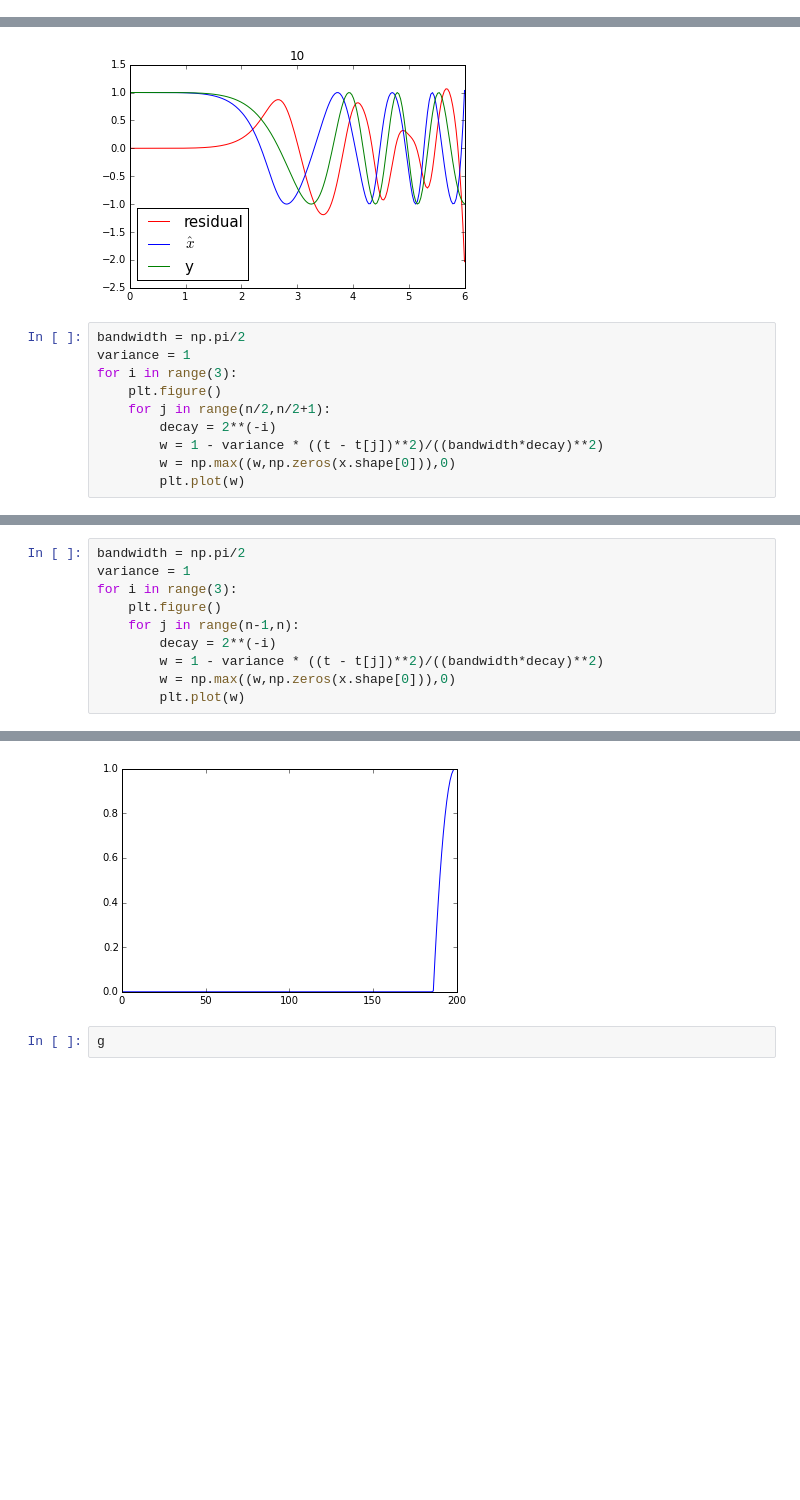
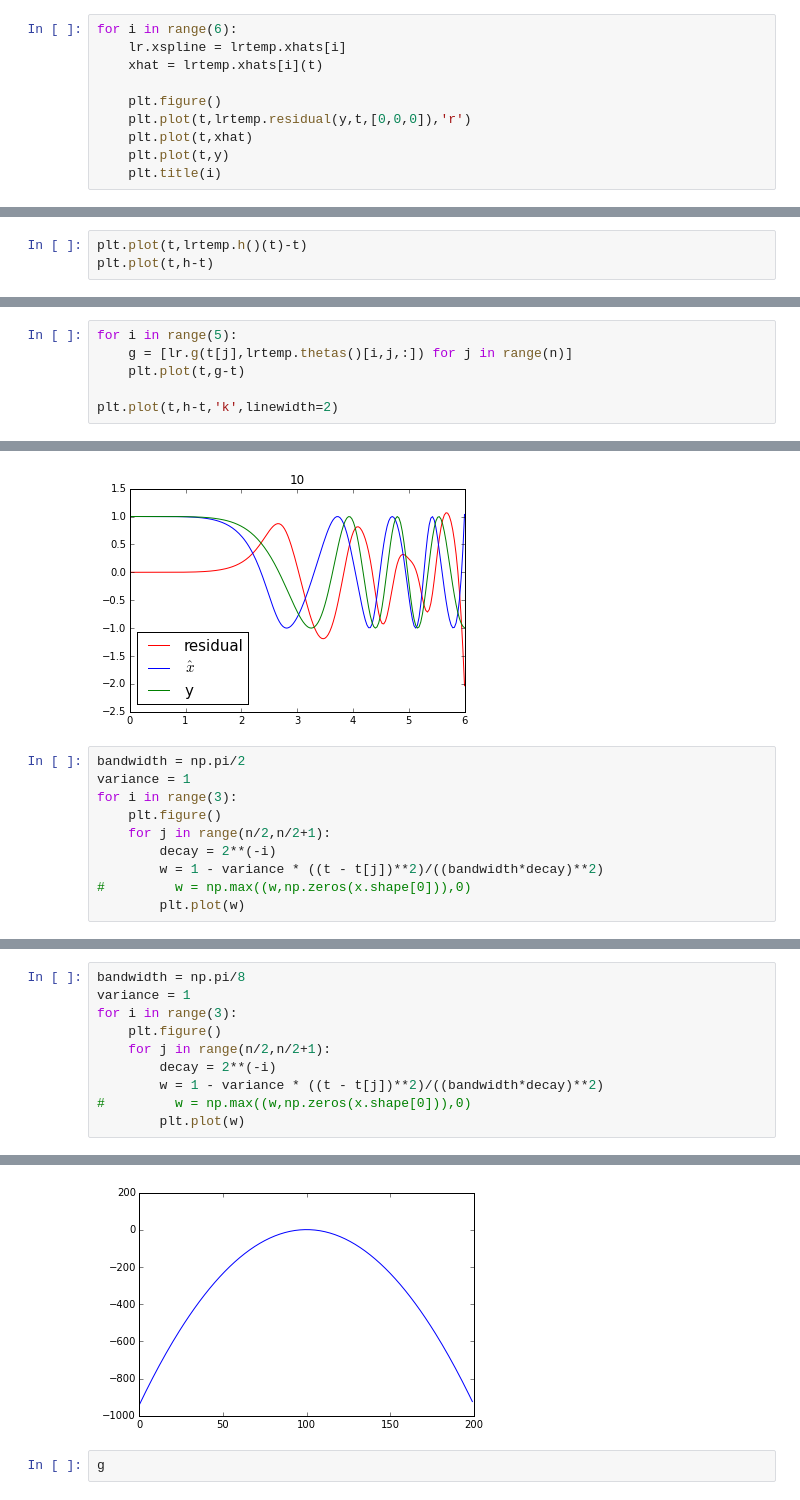
Before and after one commit to ptonner/pyFDA, a Jupyter notebook: examples/registrationByLocalRegression.ipynb, the cells around one changed output, grey strips where cells are left out. Saved outputs shown, nothing was run; the diff lists cells and outputs as text; blank space fills up the shorter version.

```diff
--- a/examples/registrationByLocalRegression.ipynb
+++ b/examples/registrationByLocalRegression.ipynb
@@ -115,0 +219,10 @@ plt.subplot(133)
+# %%
+for i in range(6):
+    lr.xspline = lrtemp.xhats[i]
+    xhat = lrtemp.xhats[i](t)
+
+    plt.figure()
+    plt.plot(t,lrtemp.residual(y,t,[0,0,0]),'r')
+    plt.plot(t,xhat)
+    plt.plot(t,y)
+    plt.title(i)
@@ -115,0 +236,3 @@ plt.subplot(133)
+# %%
+plt.plot(t,lrtemp.h()(t)-t)
+plt.plot(t,h-t)
@@ -115,0 +242,6 @@ plt.subplot(133)
+# %%
+for i in range(5):
+    g = [lr.g(t[j],lrtemp.thetas()[i,j,:]) for j in range(n)]
+    plt.plot(t,g-t)
+
+plt.plot(t,h-t,'k',linewidth=2)
@@ -242,6 +392,6 @@ for i in range(3):
     for j in range(n/2,n/2+1):
         decay = 2**(-i)
         w = 1 - variance * ((t - t[j])**2)/((bandwidth*decay)**2)
-        w = np.max((w,np.zeros(x.shape[0])),0)
+#         w = np.max((w,np.zeros(x.shape[0])),0)
         plt.plot(w)
 # %% [output]
@@ -251,11 +401,11 @@ for i in range(3):
 # %%
-bandwidth = np.pi/2
+bandwidth = np.pi/8
 variance = 1
 for i in range(3):
     plt.figure()
-    for j in range(n-1,n):
+    for j in range(n/2,n/2+1):
         decay = 2**(-i)
         w = 1 - variance * ((t - t[j])**2)/((bandwidth*decay)**2)
-        w = np.max((w,np.zeros(x.shape[0])),0)
+#         w = np.max((w,np.zeros(x.shape[0])),0)
         plt.plot(w)
 # %% [output]
@@ -264,4 +414,4 @@ for i in range(3):
-[figure, old version]
+[figure, new version]
 # %%
 g
 # %% [output]
```
Also changed, not shown: parts of 25 cells of this notebook, 1 other file.
